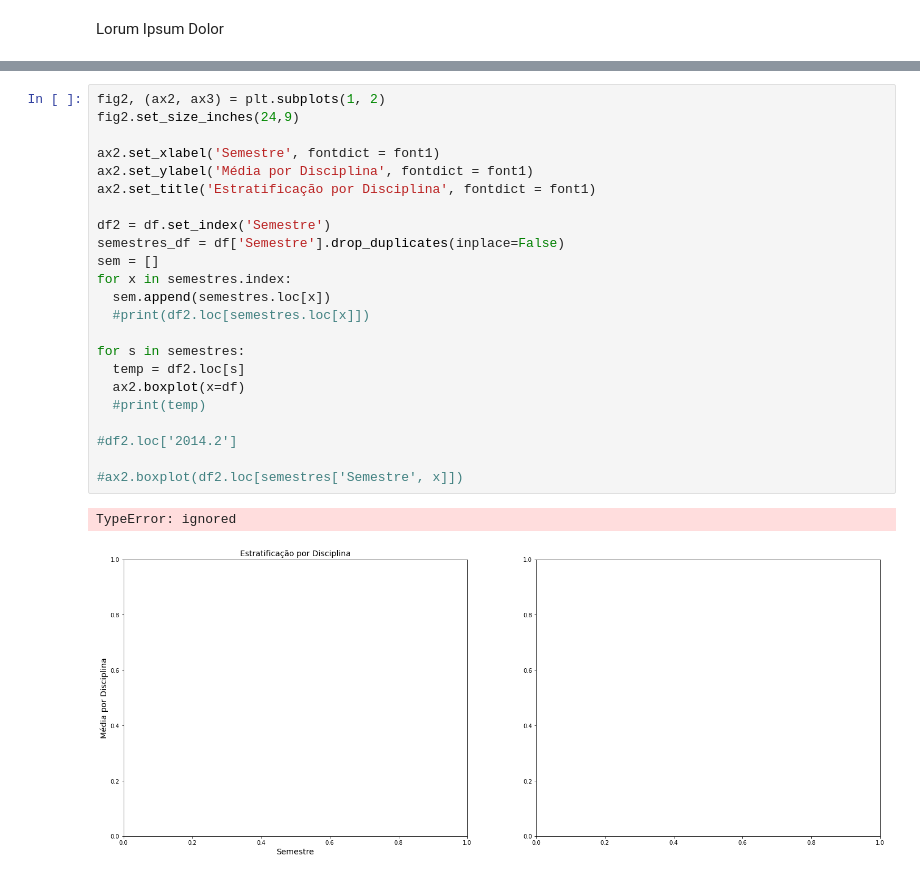
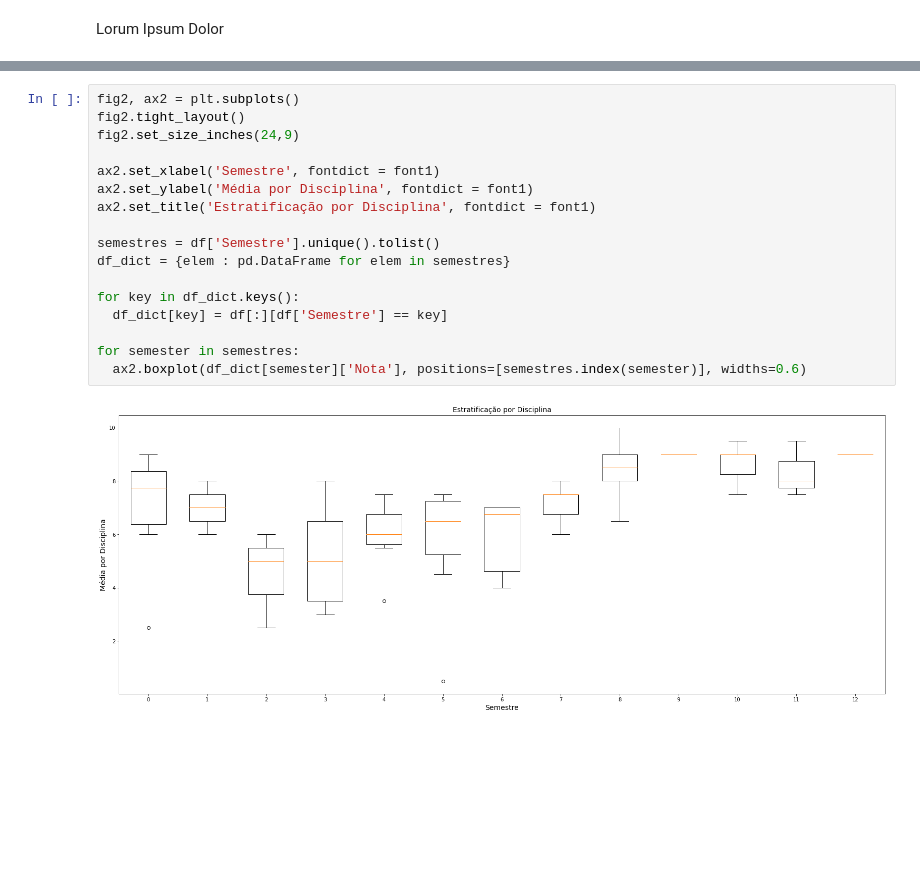
Before and after one commit to giacomocolonetti/giacomocolonetti, a Jupyter notebook: me.ipynb, the cells around one changed output, grey strips where cells are left out. Saved outputs shown, nothing was run; the diff lists cells and outputs as text; blank space fills up the shorter version.

```diff
--- a/me.ipynb
+++ b/me.ipynb
@@ -31,28 +30,21 @@ ax1.plot(avg_df['Semestre'], avg_df['Avg'], marker = 'o')
 [<matplotlib.lines.Line2D at 0x...>]
 [figure]
 # %%
-fig2, (ax2, ax3) = plt.subplots(1, 2)
+fig2, ax2 = plt.subplots()
+fig2.tight_layout()
 fig2.set_size_inches(24,9)
 
 ax2.set_xlabel('Semestre', fontdict = font1)
 ax2.set_ylabel('Média por Disciplina', fontdict = font1)
 ax2.set_title('Estratificação por Disciplina', fontdict = font1)
 
-df2 = df.set_index('Semestre')
-semestres_df = df['Semestre'].drop_duplicates(inplace=False)
-sem = []
-for x in semestres.index:
-  sem.append(semestres.loc[x])
-  #print(df2.loc[semestres.loc[x]])
+semestres = df['Semestre'].unique().tolist()
+df_dict = {elem : pd.DataFrame for elem in semestres}
 
-for s in semestres:
-  temp = df2.loc[s]
-  ax2.boxplot(x=df)
-  #print(temp)
+for key in df_dict.keys():
+  df_dict[key] = df[:][df['Semestre'] == key]
 
-#df2.loc['2014.2']
-
-#ax2.boxplot(df2.loc[semestres['Semestre', x]])
+for semester in semestres:
+  ax2.boxplot(df_dict[semester]['Nota'], positions=[semestres.index(semester)], widths=0.6)
 # %% [output]
-TypeError: ignored
-[figure, old version]
+[figure, new version]
```
Also changed, not shown: parts of 1 cell of this notebook.
